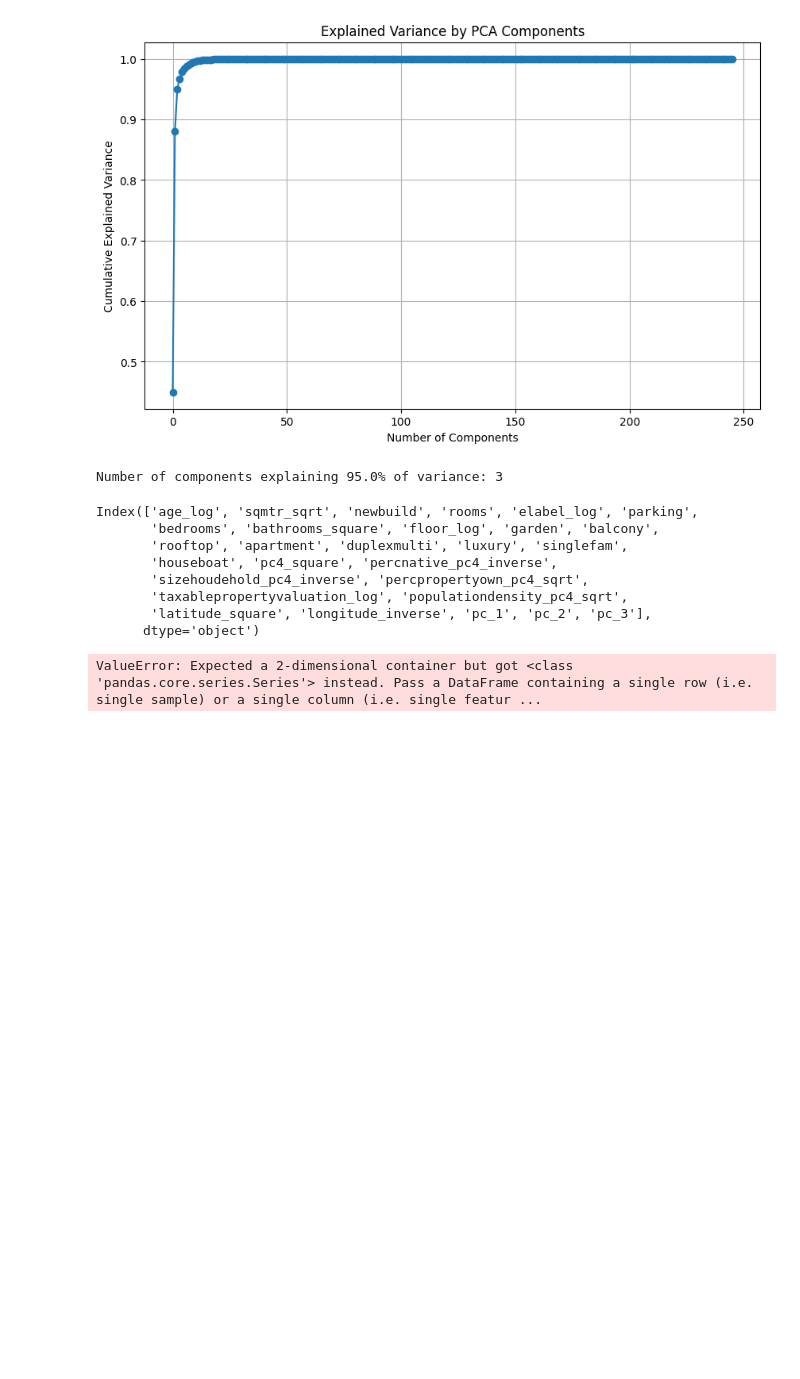
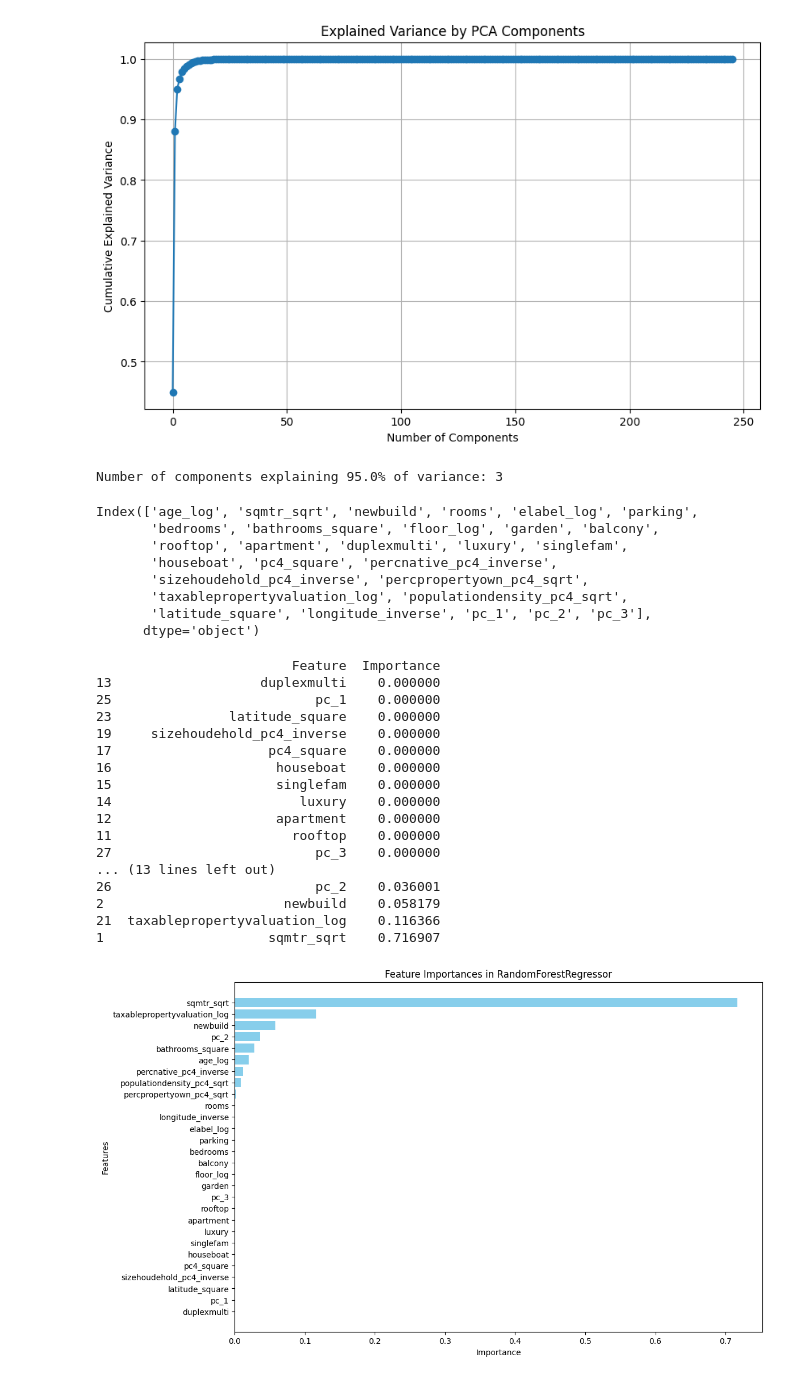
Before and after one commit to TheAphander/rentalprediction, a Jupyter notebook: pca.ipynb, the cells around one changed output. Drawn from its saved outputs; the diff is of its cells as text; code cells hidden in the pictures; blank space fills up the shorter version.

Commit message:
Feature Importance

```diff
--- a/pca.ipynb
+++ b/pca.ipynb
@@ -152,12 +152,46 @@ Index(['age_log', 'sqmtr_sqrt', 'newbuild', 'rooms', 'elabel_log', 'parking',
        'taxablepropertyvaluation_log', 'populationdensity_pc4_sqrt',
        'latitude_square', 'longitude_inverse', 'pc_1', 'pc_2', 'pc_3'],
       dtype='object')
-# %%
-regr = LinearRegression().fit(X_train_final, y_train)
-y_pred = regr.predict(y_val)
-
-mse = mean_squared_error(y_val, y_pred)
-r2 = r2-score(y_val, y_pred)
-mape = mean_absolute_percentage_error(y_val, y_pred)
-# %% [output]
-ValueError: Expected a 2-dimensional container but got <class 'pandas.core.series.Series'> instead. Pass a DataFrame containing a single row (i.e. single sample) or a single column (i.e. single featur ...
+# %%
+from sklearn.ensemble import RandomForestRegressor
+regr = RandomForestRegressor(max_depth=2, random_state=41)
+regr.fit(X_train_final, y_train)
+importances = regr.feature_importances_
+features = X_train_final.columns
+
+importance_df = pd.DataFrame({
+    'Feature': features,
+    'Importance': importances
+})
+
+importance_df = importance_df.sort_values(by='Importance', ascending=True)
+print(importance_df)
+
+# Plot feature importances
+import matplotlib.pyplot as plt
+
+plt.figure(figsize=(12, 8))
+plt.barh(importance_df['Feature'], importance_df['Importance'], color='skyblue')
+plt.xlabel('Importance')
+plt.ylabel('Features')
+plt.title('Feature Importances in RandomForestRegressor')
+plt.show()
+# %% [output]
+                         Feature  Importance
+13                   duplexmulti    0.000000
+25                          pc_1    0.000000
+23               latitude_square    0.000000
+19     sizehoudehold_pc4_inverse    0.000000
+17                    pc4_square    0.000000
+16                     houseboat    0.000000
+15                     singlefam    0.000000
+14                        luxury    0.000000
+12                     apartment    0.000000
+11                       rooftop    0.000000
+27                          pc_3    0.000000
+... (13 lines left out)
+26                          pc_2    0.036001
+2                       newbuild    0.058179
+21  taxablepropertyvaluation_log    0.116366
+1                     sqmtr_sqrt    0.716907
+[figure, added]
```
Also changed, not shown: parts of 1 cell of this notebook.
